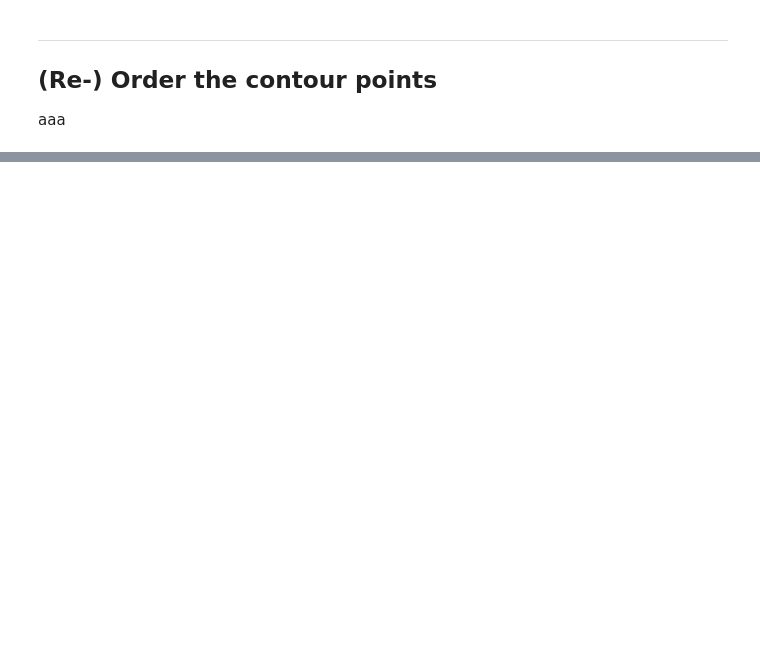
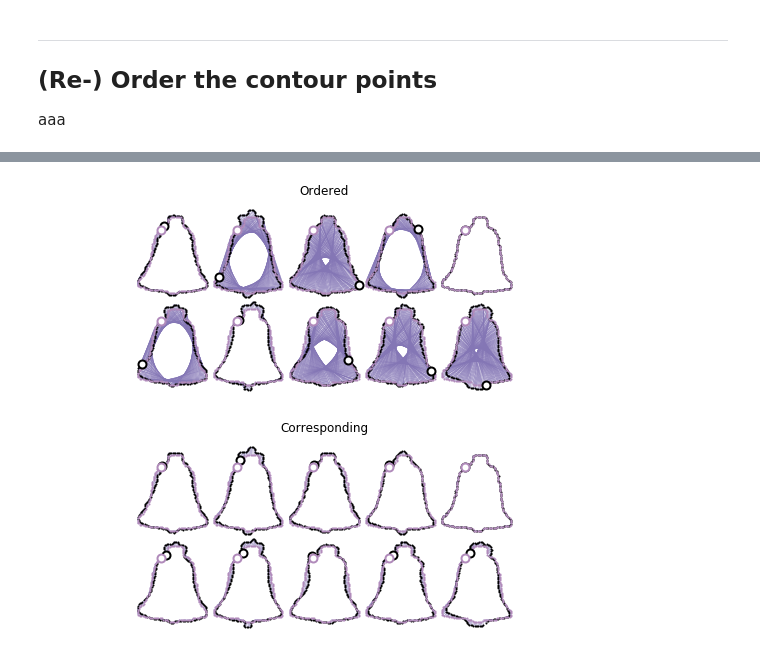
Before and after one commit to 0todd0000/lmfree2d, a Jupyter notebook: Notebooks/contours_massmv.ipynb, the cells around one changed output, grey strips where cells are left out. Cells and saved outputs as stored; diff of their text form; code cells hidden in the pictures; blank space fills up the shorter version.

Commit message:
Complete contours_massmv Notebook

```diff
--- a/Notebooks/contours_massmv.ipynb
+++ b/Notebooks/contours_massmv.ipynb
@@ -143,0 +201,15 @@ aaa
+# %%
+r_template_new = r2[i]                                # get the new template (with ordered points)
+r3             = lm.set_npoints(r2, n)                # set a constant number of contour points across all shapes
+r4             = lm.corresp_roll(r3, r_template_new)  # run the optimum roll correspondence algorithm
+
+
+
+fig,AX  = plt.subplots(2, 1, figsize=(10,8))
+lm.plot_correspondence(AX[0], r3, r_template_new)
+lm.plot_correspondence(AX[1], r4, r_template_new)
+AX[0].set_title('Ordered')
+AX[1].set_title('Corresponding')
+plt.show()
+# %% [output]
+[figure, added]
```
Also changed, not shown: parts of 22 cells of this notebook, 1 other file.
